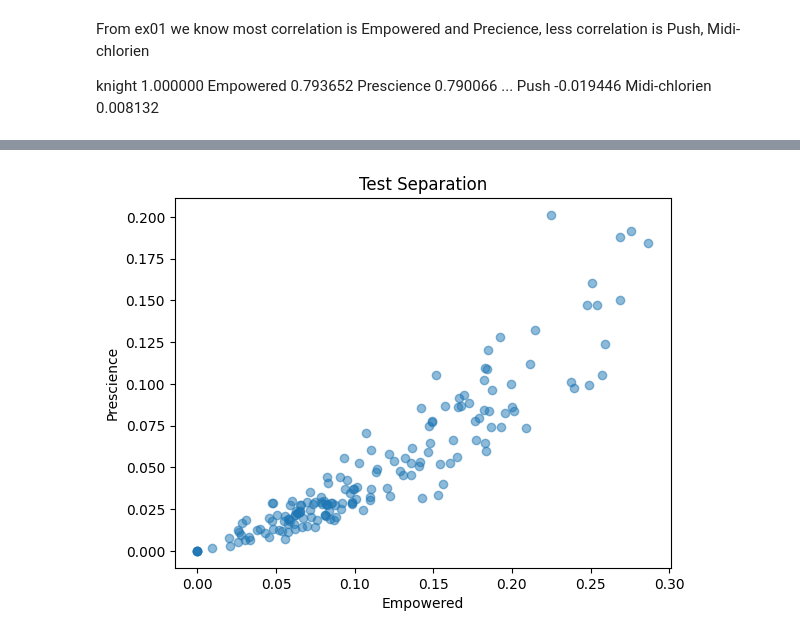
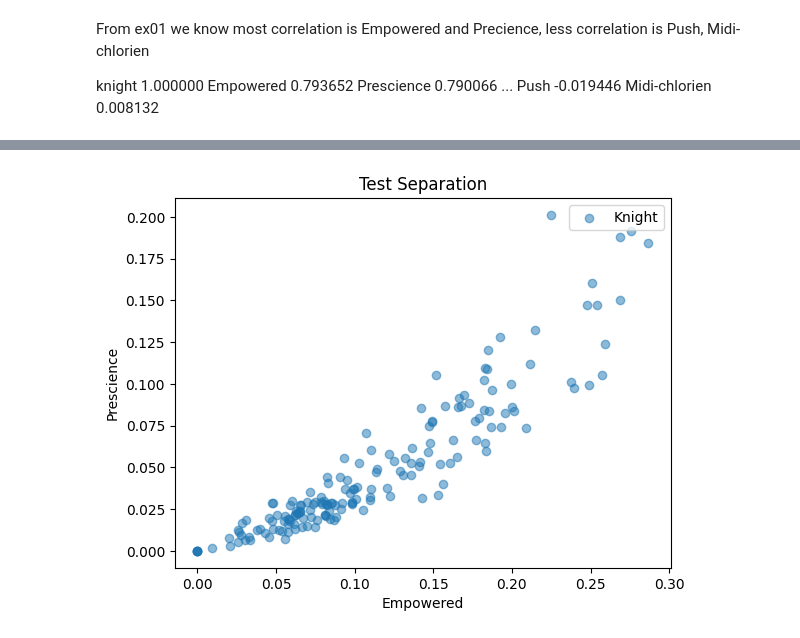
Before and after one commit to lockdoor/piscine_data_science, a Jupyter notebook: myvolume/module03/ex02/points.ipynb, the cells around one changed output, grey strips where cells are left out. Cells and saved outputs as stored; diff of their text form; code cells hidden in the pictures.

```diff
--- a/myvolume/module03/ex02/points.ipynb
+++ b/myvolume/module03/ex02/points.ipynb
@@ -51,11 +44,12 @@ plt.show()
 # %%
 # Ploting scatter plot with most correlation of test_knight
-plt.scatter(test_knight['Empowered'], test_knight['Prescience'], alpha=0.5)
+plt.scatter(test_knight['Empowered'], test_knight['Prescience'], alpha=0.5, label='Knight')
 plt.title('Test Separation')
 plt.xlabel('Empowered')
 plt.ylabel('Prescience')
+plt.legend()
 plt.show()
 # %% [output]
-[figure, old version]
+[figure, new version]
 # %%
 # plotting scatter plot with less correlation of test_knight
```
Also changed, not shown: parts of 6 cells of this notebook, 3 other files.
